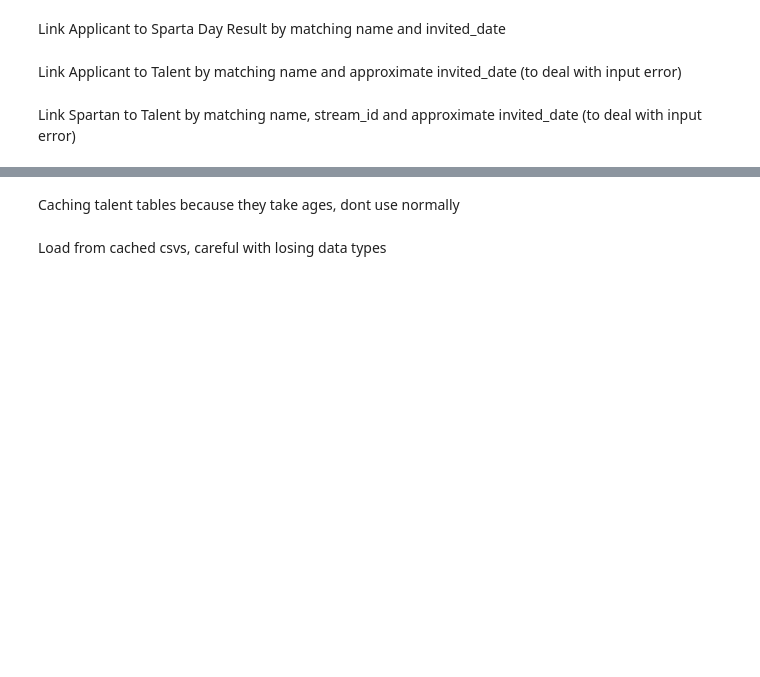
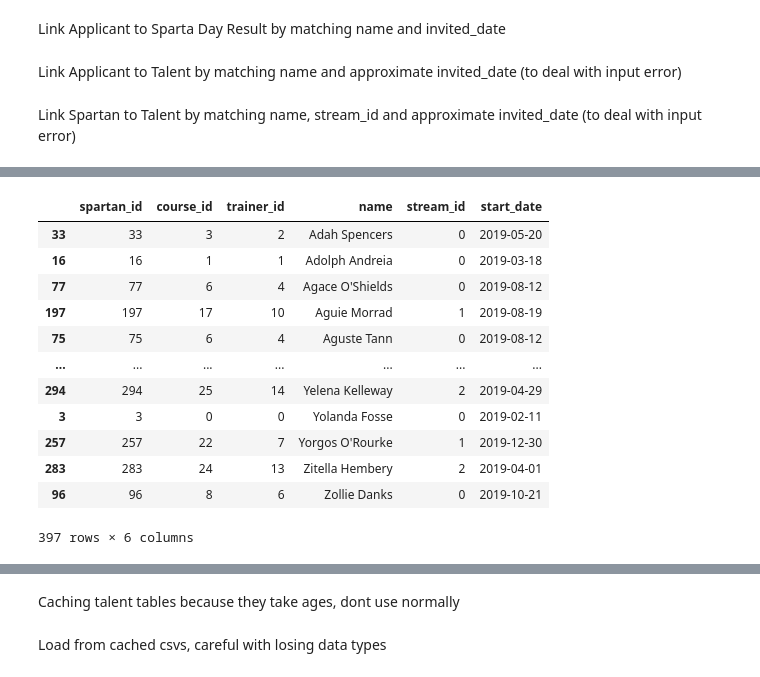
Before and after one commit to Data210/data210-final-project, a Jupyter notebook: Scripts/main.ipynb, the cells around one changed output, grey strips where cells are left out. Saved outputs shown, nothing was run; the diff lists cells and outputs as text; code cells hidden in the pictures; blank space fills up the shorter version.

```diff
--- a/Scripts/main.ipynb
+++ b/Scripts/main.ipynb
@@ -257,0 +324,16 @@ df_spartan_insert = pd.merge_asof(
+# %%
+pd.merge(df_spartan,df_course[['stream_id','course_id','start_date']]).sort_values('name')
+# %% [output]
+|  | spartan_id | course_id | trainer_id | name | stream_id | start_date |
+| 33 | 33 | 3 | 2 | Adah Spencers | 0 | 2019-05-20 |
+| 16 | 16 | 1 | 1 | Adolph Andreia | 0 | 2019-03-18 |
+| 77 | 77 | 6 | 4 | Agace O'Shields | 0 | 2019-08-12 |
+| 197 | 197 | 17 | 10 | Aguie Morrad | 1 | 2019-08-19 |
+| 75 | 75 | 6 | 4 | Aguste Tann | 0 | 2019-08-12 |
+| ... | ... | ... | ... | ... | ... | ... |
+| 294 | 294 | 25 | 14 | Yelena Kelleway | 2 | 2019-04-29 |
+| 3 | 3 | 0 | 0 | Yolanda Fosse | 0 | 2019-02-11 |
+| 257 | 257 | 22 | 7 | Yorgos O'Rourke | 1 | 2019-12-30 |
+| 283 | 283 | 24 | 13 | Zitella Hembery | 2 | 2019-04-01 |
+| 96 | 96 | 8 | 6 | Zollie Danks | 0 | 2019-10-21 |
+397 rows × 6 columns
```
Also changed, not shown: parts of 7 cells of this notebook, 5 other files.
